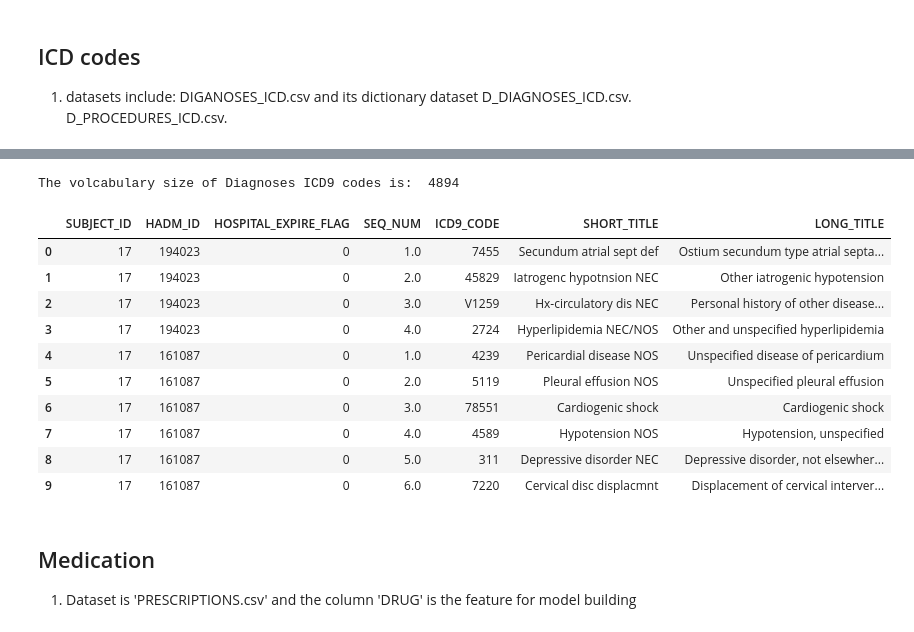
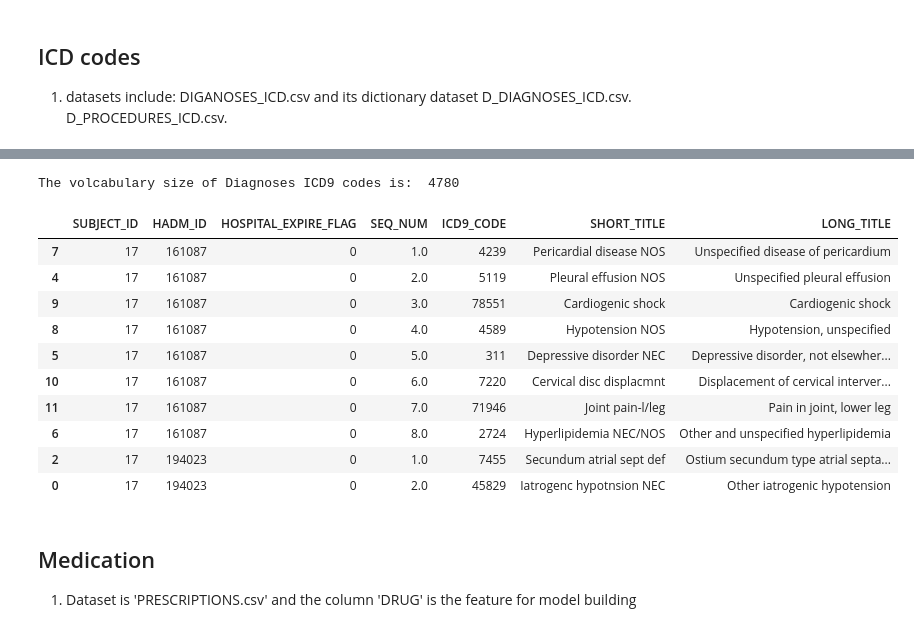
Before and after one commit to bearnomore/CS598_DL4Health, a Jupyter notebook: CS598_DL4Health_Dataset_Processing.ipynb, the cells around one changed output, grey strips where cells are left out. Drawn from its saved outputs; the diff is of its cells as text; code cells hidden in the pictures.

```diff
--- a/CS598_DL4Health_Dataset_Processing.ipynb
+++ b/CS598_DL4Health_Dataset_Processing.ipynb
@@ -115,3 +144,4 @@ prod_icd_dict = pd.read_csv(input_path + 'D_ICD_PROCEDURES.csv').drop('ROW_ID',
 # %%
-diag_icd = diag_icd.merge(diag_icd_dict, on = 'ICD9_CODE', how='left')
-prod_icd = prod_icd.merge(prod_icd_dict, on = 'ICD9_CODE', how='left')
+diag_icd = diag_icd.merge(diag_icd_dict, on = 'ICD9_CODE' , how='inner')
+print(diag_icd.shape[0])
+# prod_icd = prod_icd.merge(prod_icd_dict, on = 'ICD9_CODE', how='left')
@@ -124,21 +164,22 @@ print(prod_icd.columns.values)
 # %%
-ICD = diag_icd.loc[diag_icd.SUBJECT_ID.isin(subset_id)]
-admissions_subset1 = admissions_subset.merge(ICD, on  = ['SUBJECT_ID','HADM_ID'], how='inner').fillna(-1).drop('ETHNICITY', axis=1)
+ICD = diag_icd
+admissions_subset1 = admissions_subset.merge(ICD, on  = ['SUBJECT_ID','HADM_ID'], how='inner'). \
+                    fillna(-1).drop('ETHNICITY', axis=1).sort_values(['SUBJECT_ID','HADM_ID', 'SEQ_NUM'])
 print('The volcabulary size of Diagnoses ICD9 codes is: ',admissions_subset1.ICD9_CODE.nunique())
 admissions_subset1.head(10)
 # %% [output]
-The volcabulary size of Diagnoses ICD9 codes is:  4894
+The volcabulary size of Diagnoses ICD9 codes is:  4780
 |  | SUBJECT_ID | HADM_ID | HOSPITAL_EXPIRE_FLAG | SEQ_NUM | ICD9_CODE | SHORT_TITLE | LONG_TITLE |
-| 0 | 17 | 194023 | 0 | 1.0 | 7455 | Secundum atrial sept def | Ostium secundum type atrial septa... |
-| 1 | 17 | 194023 | 0 | 2.0 | 45829 | Iatrogenc hypotnsion NEC | Other iatrogenic hypotension |
-| 2 | 17 | 194023 | 0 | 3.0 | V1259 | Hx-circulatory dis NEC | Personal history of other disease... |
-| 3 | 17 | 194023 | 0 | 4.0 | 2724 | Hyperlipidemia NEC/NOS | Other and unspecified hyperlipidemia |
-| 4 | 17 | 161087 | 0 | 1.0 | 4239 | Pericardial disease NOS | Unspecified disease of pericardium |
-| 5 | 17 | 161087 | 0 | 2.0 | 5119 | Pleural effusion NOS | Unspecified pleural effusion |
-| 6 | 17 | 161087 | 0 | 3.0 | 78551 | Cardiogenic shock | Cardiogenic shock |
-| 7 | 17 | 161087 | 0 | 4.0 | 4589 | Hypotension NOS | Hypotension, unspecified |
-| 8 | 17 | 161087 | 0 | 5.0 | 311 | Depressive disorder NEC | Depressive disorder, not elsewher... |
-| 9 | 17 | 161087 | 0 | 6.0 | 7220 | Cervical disc displacmnt | Displacement of cervical interver... |
+| 7 | 17 | 161087 | 0 | 1.0 | 4239 | Pericardial disease NOS | Unspecified disease of pericardium |
+| 4 | 17 | 161087 | 0 | 2.0 | 5119 | Pleural effusion NOS | Unspecified pleural effusion |
+| 9 | 17 | 161087 | 0 | 3.0 | 78551 | Cardiogenic shock | Cardiogenic shock |
+| 8 | 17 | 161087 | 0 | 4.0 | 4589 | Hypotension NOS | Hypotension, unspecified |
+| 5 | 17 | 161087 | 0 | 5.0 | 311 | Depressive disorder NEC | Depressive disorder, not elsewher... |
+| 10 | 17 | 161087 | 0 | 6.0 | 7220 | Cervical disc displacmnt | Displacement of cervical interver... |
+| 11 | 17 | 161087 | 0 | 7.0 | 71946 | Joint pain-l/leg | Pain in joint, lower leg |
+| 6 | 17 | 161087 | 0 | 8.0 | 2724 | Hyperlipidemia NEC/NOS | Other and unspecified hyperlipidemia |
+| 2 | 17 | 194023 | 0 | 1.0 | 7455 | Secundum atrial sept def | Ostium secundum type atrial septa... |
+| 0 | 17 | 194023 | 0 | 2.0 | 45829 | Iatrogenc hypotnsion NEC | Other iatrogenic hypotension |
 # %%
 subjects = admissions_subset1.SUBJECT_ID.unique()
 ICDs = []
```
Also changed, not shown: parts of 14 cells of this notebook, 1 other file.
